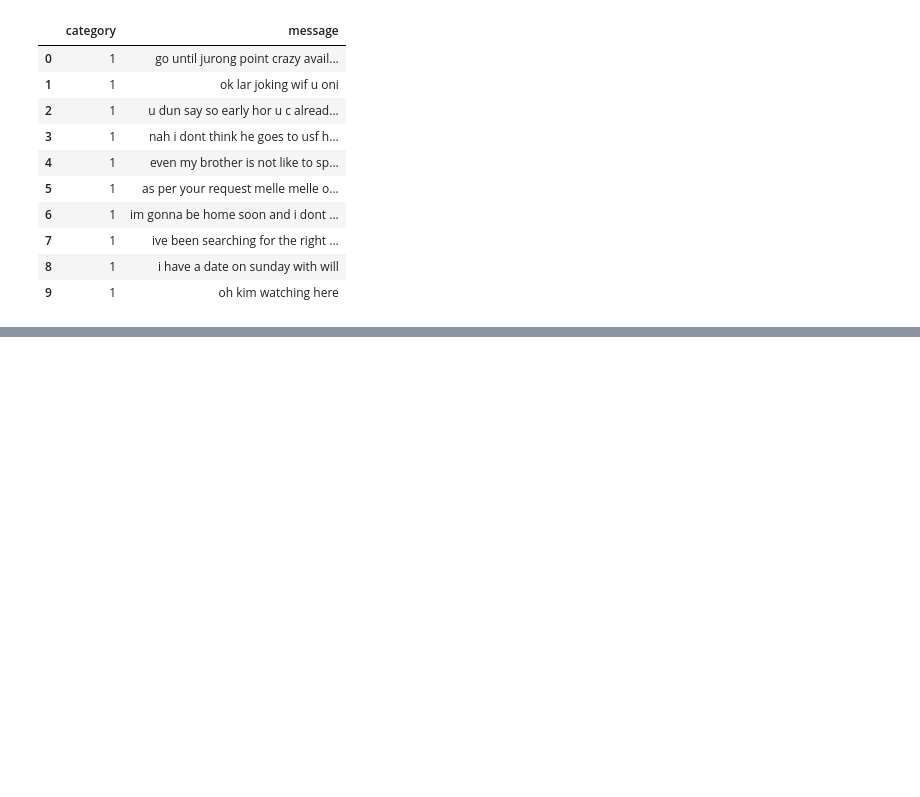
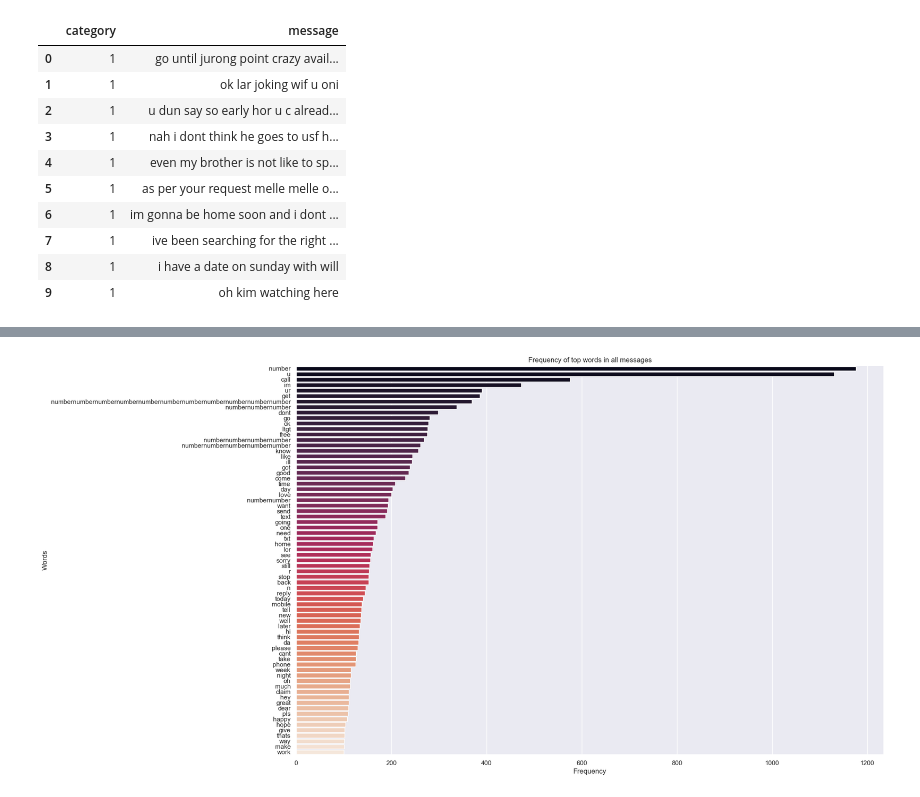
Before and after one commit to smbalf/MATLAB, a Jupyter notebook: preprocessing.ipynb, the cells around one changed output, grey strips where cells are left out. Cells and saved outputs as stored; diff of their text form; code cells hidden in the pictures; blank space fills up the shorter version.

```diff
--- a/preprocessing.ipynb
+++ b/preprocessing.ipynb
@@ -171,0 +169,2 @@ sorted_dict = sorted(word_dict.items(), key=lambda x: x[1], reverse=True)
+# %%
+word_freq_df = word_freq_df.reset_index(drop=True)
@@ -171,0 +221,4 @@ sorted_dict = sorted(word_dict.items(), key=lambda x: x[1], reverse=True)
+# %%
+word_freq_df = word_freq_df.loc[word_freq_df.frequency >= 100 ]
+# %%
+word_freq_df = word_freq_df.sort_values('frequency', ascending=False)
@@ -351,0 +429,8 @@ with open("test_labels.txt", "w") as f:
+# %%
+plt.figure(figsize=(18,12))
+sns.barplot(y = word_freq_df['word'], x= word_freq_df['frequency'], palette='rocket').set(title='Frequency of top words in all messages')
+plt.xlabel("Frequency")
+plt.ylabel("Words")
+plt.show()
+# %% [output]
+[figure, added]
```
Also changed, not shown: parts of 24 cells of this notebook, 6 other files.
